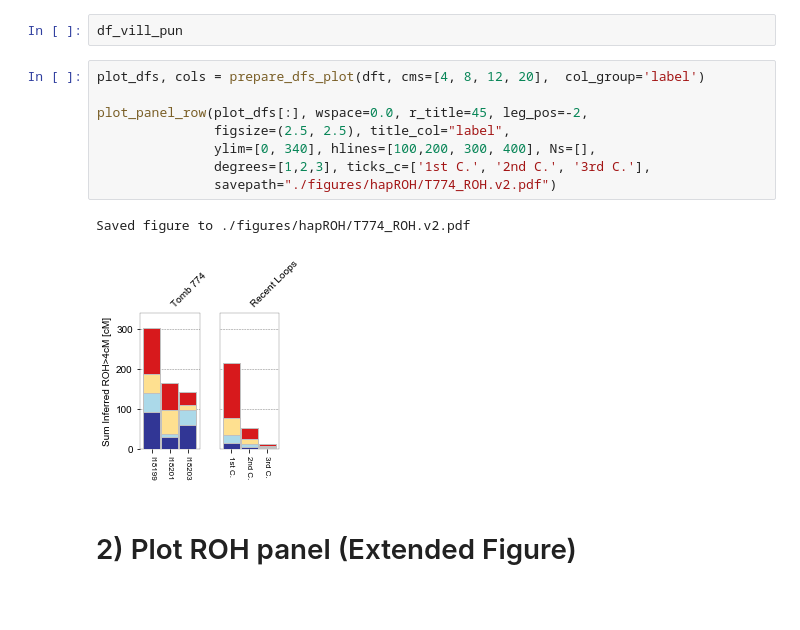
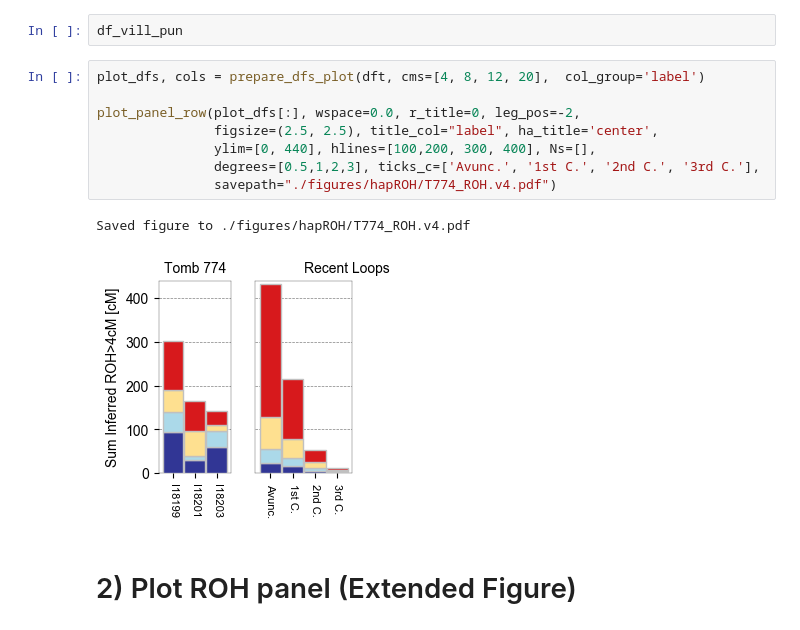
Before and after one commit to hringbauer/punic_aDNA, a Jupyter notebook: notebooks/figs/plot_roh_paper.ipynb, the cells around one changed output. Saved outputs shown, nothing was run; the diff lists cells and outputs as text; blank space fills up the shorter version.

```diff
--- a/notebooks/figs/plot_roh_paper.ipynb
+++ b/notebooks/figs/plot_roh_paper.ipynb
@@ -92,14 +86,14 @@ df_vill_pun
 # %%
 plot_dfs, cols = prepare_dfs_plot(dft, cms=[4, 8, 12, 20],  col_group='label')
 
-plot_panel_row(plot_dfs[:], wspace=0.0, r_title=45, leg_pos=-2,
-               figsize=(2.5, 2.5), title_col="label",
-               ylim=[0, 340], hlines=[100,200, 300, 400], Ns=[],
-               degrees=[1,2,3], ticks_c=['1st C.', '2nd C.', '3rd C.'],
-               savepath="./figures/hapROH/T774_ROH.v2.pdf")
+plot_panel_row(plot_dfs[:], wspace=0.0, r_title=0, leg_pos=-2,
+               figsize=(2.5, 2.5), title_col="label", ha_title='center',
+               ylim=[0, 440], hlines=[100,200, 300, 400], Ns=[],
+               degrees=[0.5,1,2,3], ticks_c=['Avunc.', '1st C.', '2nd C.', '3rd C.'],
+               savepath="./figures/hapROH/T774_ROH.v4.pdf")
 # %% [output]
-Saved figure to ./figures/hapROH/T774_ROH.v2.pdf
+Saved figure to ./figures/hapROH/T774_ROH.v4.pdf
-[figure, old version]
+[figure, new version]
 # %% [markdown]
 # 2) Plot ROH panel (Extended Figure)
 # %% [markdown]
```
Also changed, not shown: parts of 12 cells of this notebook, 2 other files.
